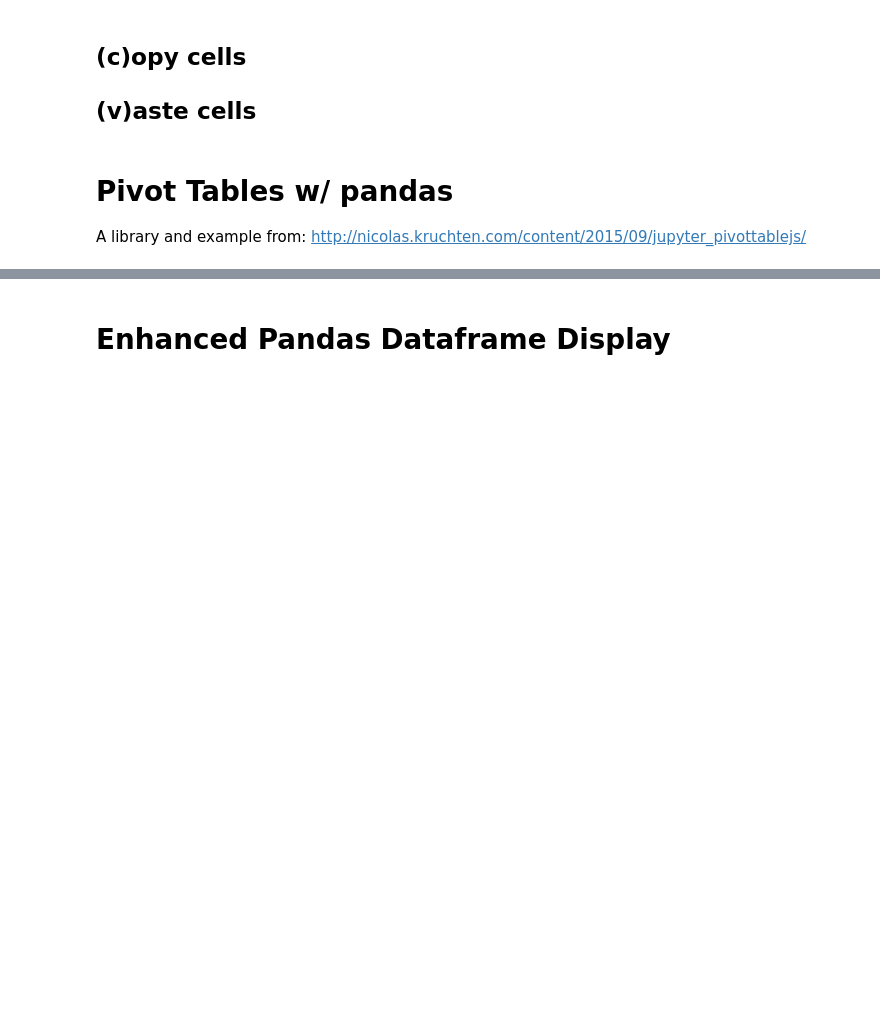
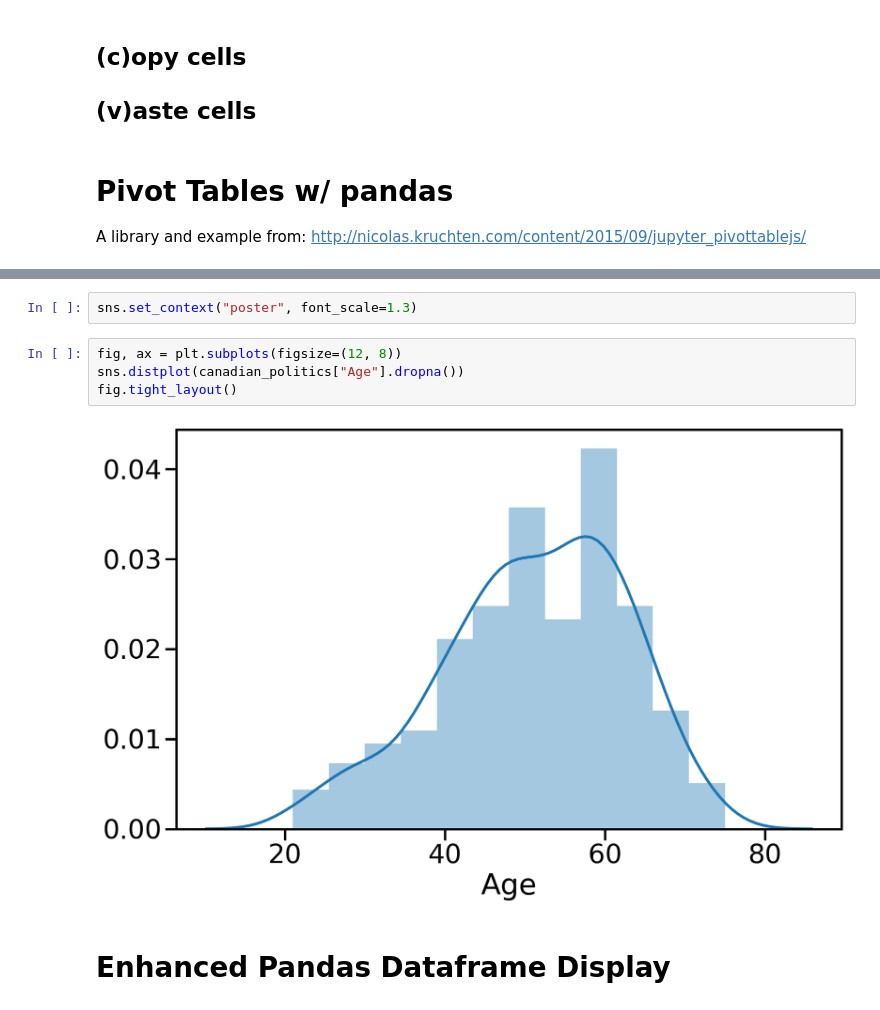
Before and after one commit to jbwhit/jupyter-tips-and-tricks, a Jupyter notebook: notebooks/01-Tips-and-tricks.ipynb, the cells around one changed output, grey strips where cells are left out. Cells and saved outputs as stored; diff of their text form; blank space fills up the shorter version.

```diff
--- a/notebooks/01-Tips-and-tricks.ipynb
+++ b/notebooks/01-Tips-and-tricks.ipynb
@@ -98,3 +104,11 @@ df.head(10)
+# %%
+sns.set_context("poster", font_scale=1.3)
+# %%
+fig, ax = plt.subplots(figsize=(12, 8))
+sns.distplot(canadian_politics["Age"].dropna())
+fig.tight_layout()
+# %% [output]
+[figure, added]
 # %% [markdown]
 # Enhanced Pandas Dataframe Display
 # %%
```
Also changed, not shown: parts of 36 cells of this notebook, 10 other files.
